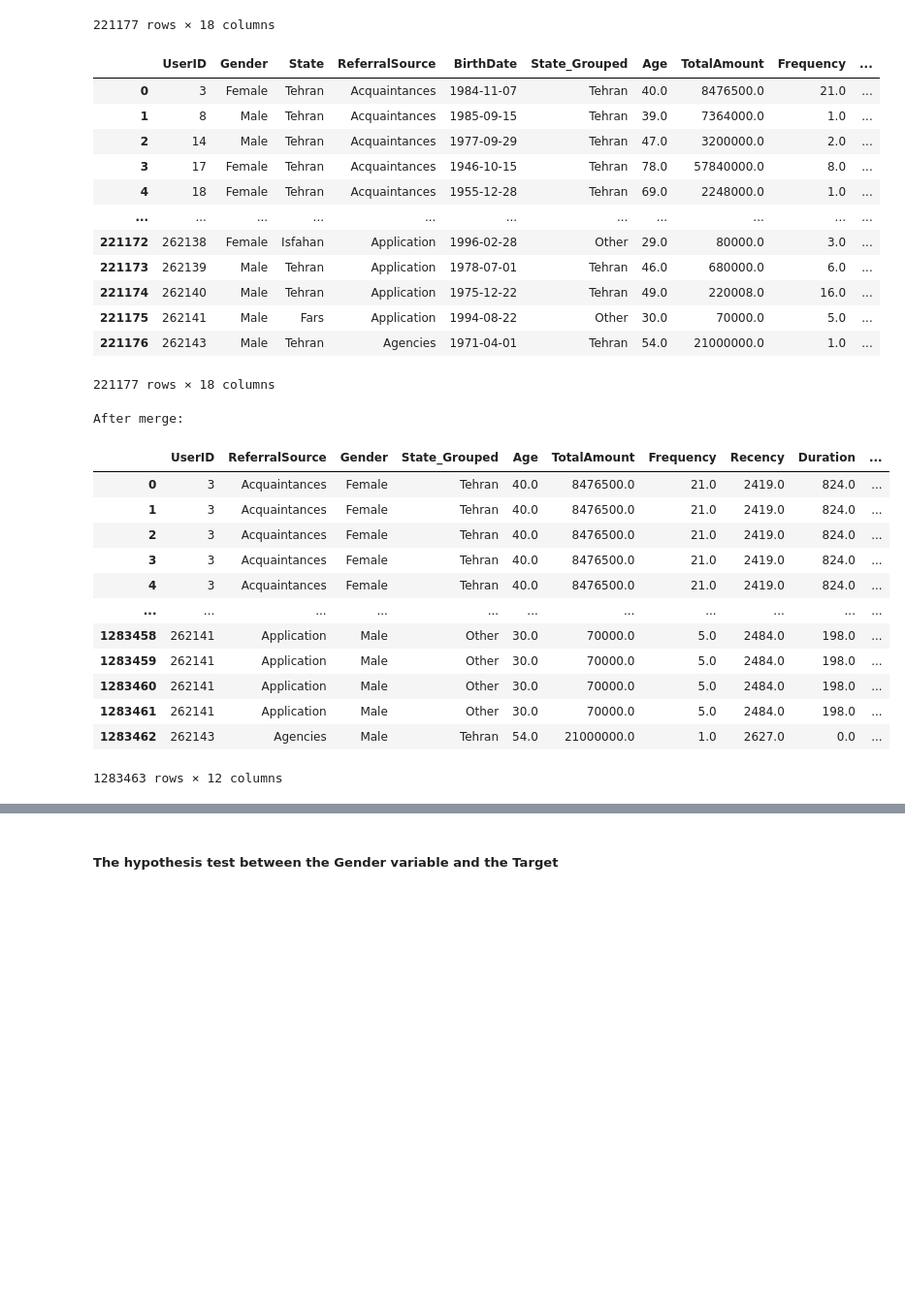
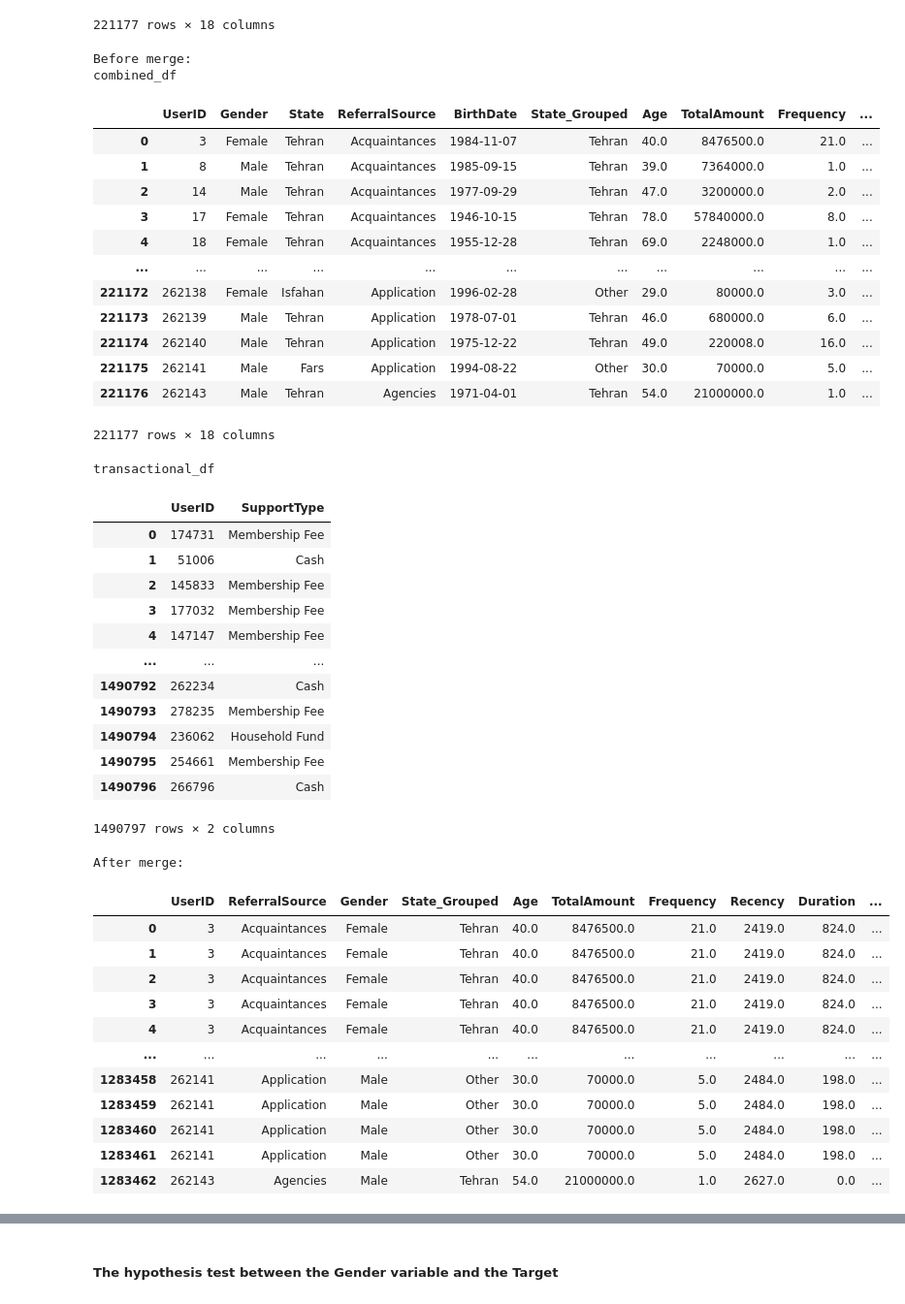
Before and after one commit to minhnguyenquang1709/gp-datamining, a Jupyter notebook: clustering.ipynb, the cells around one changed output, grey strips where cells are left out. Shown: that part at 97% size. Cells and saved outputs as stored; diff of their text form; code cells hidden in the pictures; blank space fills up the shorter version.

Commit message:
[refactor] change to use combined_df instead of merged_data_H to avoid duplication

```diff
--- a/clustering.ipynb
+++ b/clustering.ipynb
@@ -454,47 +421,68 @@ import pandas as pd
 # Load the CSV in chunks
 chunk_size = 10000  # Adjust as needed
 transactional_chunks = pd.read_csv('datasets/TransactionalData.csv', usecols=['UserID', 'SupportType'], chunksize=chunk_size)
 
 # Process chunks separately and append to list
 chunks = []
 for chunk in transactional_chunks:
     chunks.append(chunk)
 
 # Concatenate all chunks into a DataFrame
 transactional_df = pd.concat(chunks, ignore_index=True)
 
 # Now merge with combined_df
+print('Before merge:')
+print('combined_df')
 display(combined_df)
+
+print('transactional_df')
+display(transactional_df)
+
 combined_df = combined_df[['UserID', 'ReferralSource', 'Gender', 'State_Grouped', 'Age', 'TotalAmount', 'Frequency', 'Recency', 'Duration','Customer_Profile', 'Cluster']]
-combined_df = combined_df.merge(transactional_df, on='UserID', how='left')
+merged_combined_df = combined_df.merge(transactional_df, on='UserID', how='left')
 
 print("After merge:")
-display(combined_df)
+display(merged_combined_df)
 # %% [output]
+Before merge:
+combined_df
 |  | UserID | Gender | State | ReferralSource | BirthDate | State_Grouped | Age | TotalAmount | Frequency | ... |
 | 0 | 3 | Female | Tehran | Acquaintances | 1984-11-07 | Tehran | 40.0 | 8476500.0 | 21.0 | ... |
 | 1 | 8 | Male | Tehran | Acquaintances | 1985-09-15 | Tehran | 39.0 | 7364000.0 | 1.0 | ... |
 | 2 | 14 | Male | Tehran | Acquaintances | 1977-09-29 | Tehran | 47.0 | 3200000.0 | 2.0 | ... |
 | 3 | 17 | Female | Tehran | Acquaintances | 1946-10-15 | Tehran | 78.0 | 57840000.0 | 8.0 | ... |
 | 4 | 18 | Female | Tehran | Acquaintances | 1955-12-28 | Tehran | 69.0 | 2248000.0 | 1.0 | ... |
 | ... | ... | ... | ... | ... | ... | ... | ... | ... | ... | ... |
 | 221172 | 262138 | Female | Isfahan | Application | 1996-02-28 | Other | 29.0 | 80000.0 | 3.0 | ... |
 | 221173 | 262139 | Male | Tehran | Application | 1978-07-01 | Tehran | 46.0 | 680000.0 | 6.0 | ... |
 | 221174 | 262140 | Male | Tehran | Application | 1975-12-22 | Tehran | 49.0 | 220008.0 | 16.0 | ... |
 | 221175 | 262141 | Male | Fars | Application | 1994-08-22 | Other | 30.0 | 70000.0 | 5.0 | ... |
 | 221176 | 262143 | Male | Tehran | Agencies | 1971-04-01 | Tehran | 54.0 | 21000000.0 | 1.0 | ... |
-221177 rows × 18 columns
-After merge:
+221177 rows × 18 columns
+transactional_df
-|  | UserID | ReferralSource | Gender | State_Grouped | Age | TotalAmount | Frequency | Recency | Duration | ... |
-| 0 | 3 | Acquaintances | Female | Tehran | 40.0 | 8476500.0 | 21.0 | 2419.0 | 824.0 | ... |
-| 1 | 3 | Acquaintances | Female | Tehran | 40.0 | 8476500.0 | 21.0 | 2419.0 | 824.0 | ... |
-| 2 | 3 | Acquaintances | Female | Tehran | 40.0 | 8476500.0 | 21.0 | 2419.0 | 824.0 | ... |
-| 3 | 3 | Acquaintances | Female | Tehran | 40.0 | 8476500.0 | 21.0 | 2419.0 | 824.0 | ... |
-| 4 | 3 | Acquaintances | Female | Tehran | 40.0 | 8476500.0 | 21.0 | 2419.0 | 824.0 | ... |
-| ... | ... | ... | ... | ... | ... | ... | ... | ... | ... | ... |
-| 1283458 | 262141 | Application | Male | Other | 30.0 | 70000.0 | 5.0 | 2484.0 | 198.0 | ... |
-| 1283459 | 262141 | Application | Male | Other | 30.0 | 70000.0 | 5.0 | 2484.0 | 198.0 | ... |
-| 1283460 | 262141 | Application | Male | Other | 30.0 | 70000.0 | 5.0 | 2484.0 | 198.0 | ... |
-| 1283461 | 262141 | Application | Male | Other | 30.0 | 70000.0 | 5.0 | 2484.0 | 198.0 | ... |
-| 1283462 | 262143 | Agencies | Male | Tehran | 54.0 | 21000000.0 | 1.0 | 2627.0 | 0.0 | ... |
+|  | UserID | SupportType |
+| 0 | 174731 | Membership Fee |
+| 1 | 51006 | Cash |
+| 2 | 145833 | Membership Fee |
+| 3 | 177032 | Membership Fee |
+| 4 | 147147 | Membership Fee |
+| ... | ... | ... |
+| 1490792 | 262234 | Cash |
+| 1490793 | 278235 | Membership Fee |
+| 1490794 | 236062 | Household Fund |
+| 1490795 | 254661 | Membership Fee |
+| 1490796 | 266796 | Cash |
-1283463 rows × 12 columns
+1490797 rows × 2 columns
+After merge:
+|  | UserID | ReferralSource | Gender | State_Grouped | Age | TotalAmount | Frequency | Recency | Duration | ... |
+| 0 | 3 | Acquaintances | Female | Tehran | 40.0 | 8476500.0 | 21.0 | 2419.0 | 824.0 | ... |
+| 1 | 3 | Acquaintances | Female | Tehran | 40.0 | 8476500.0 | 21.0 | 2419.0 | 824.0 | ... |
+| 2 | 3 | Acquaintances | Female | Tehran | 40.0 | 8476500.0 | 21.0 | 2419.0 | 824.0 | ... |
+| 3 | 3 | Acquaintances | Female | Tehran | 40.0 | 8476500.0 | 21.0 | 2419.0 | 824.0 | ... |
+| 4 | 3 | Acquaintances | Female | Tehran | 40.0 | 8476500.0 | 21.0 | 2419.0 | 824.0 | ... |
+| ... | ... | ... | ... | ... | ... | ... | ... | ... | ... | ... |
+| 1283458 | 262141 | Application | Male | Other | 30.0 | 70000.0 | 5.0 | 2484.0 | 198.0 | ... |
+| 1283459 | 262141 | Application | Male | Other | 30.0 | 70000.0 | 5.0 | 2484.0 | 198.0 | ... |
+| 1283460 | 262141 | Application | Male | Other | 30.0 | 70000.0 | 5.0 | 2484.0 | 198.0 | ... |
+| 1283461 | 262141 | Application | Male | Other | 30.0 | 70000.0 | 5.0 | 2484.0 | 198.0 | ... |
+| 1283462 | 262143 | Agencies | Male | Tehran | 54.0 | 21000000.0 | 1.0 | 2627.0 | 0.0 | ... |
```
Also changed, not shown: parts of 19 cells of this notebook.
